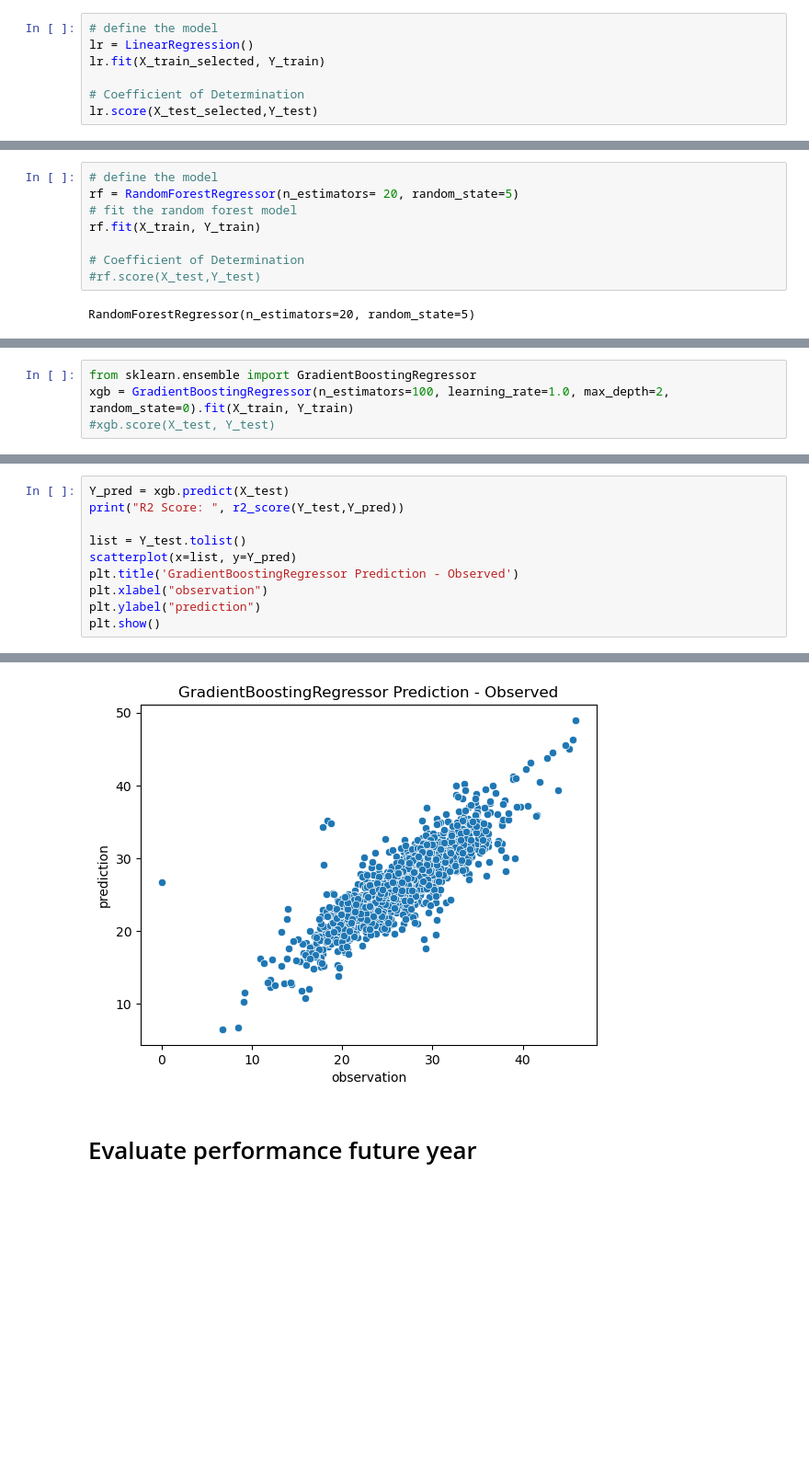
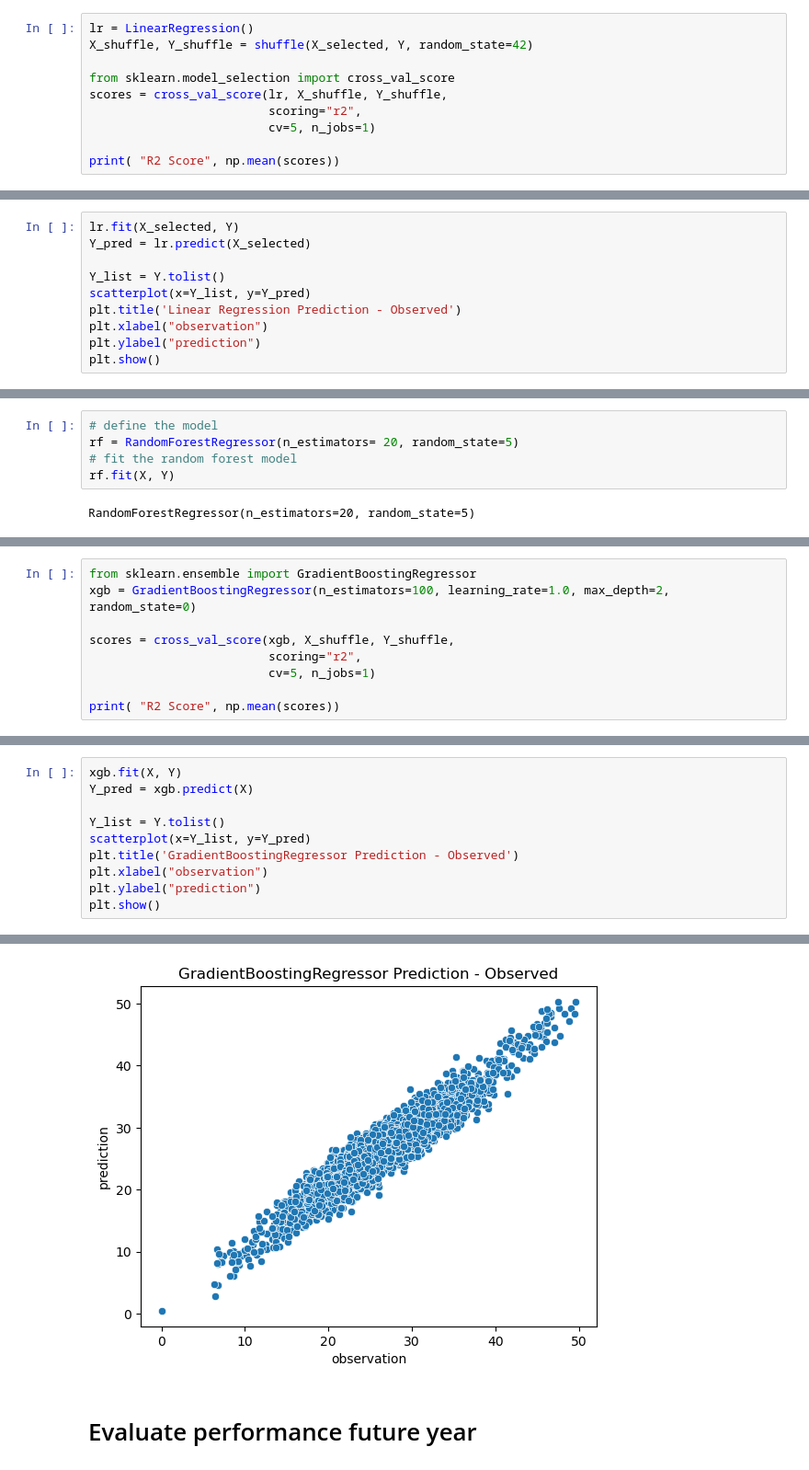
Before and after one commit to SocialHealthAI/SDOH-Models, a Jupyter notebook: chronic-disease/cms-ahrq-diabetes/cms_ahrq_diabetes.ipynb, the cells around one changed output, grey strips where cells are left out. Shown at 92% size. Cells and saved outputs as stored; diff of their text form; blank space fills up the shorter version.

```diff
--- a/chronic-disease/cms-ahrq-diabetes/cms_ahrq_diabetes.ipynb
+++ b/chronic-disease/cms-ahrq-diabetes/cms_ahrq_diabetes.ipynb
@@ -106,8 +91,11 @@ Use selected features
 # %%
-# define the model
 lr = LinearRegression()
-lr.fit(X_train_selected, Y_train)
+X_shuffle, Y_shuffle = shuffle(X_selected, Y, random_state=42)
 
-# Coefficient of Determination
-lr.score(X_test_selected,Y_test)
+from sklearn.model_selection import cross_val_score
+scores = cross_val_score(lr, X_shuffle, Y_shuffle,
+                         scoring="r2",
+                         cv=5, n_jobs=1)
+
+print( "R2 Score", np.mean(scores))
 # %% [output]
@@ -114,0 +103,10 @@ lr.score(X_test_selected,Y_test)
+# %%
+lr.fit(X_selected, Y)
+Y_pred = lr.predict(X_selected)
+
+Y_list = Y.tolist()
+scatterplot(x=Y_list, y=Y_pred)
+plt.title('Linear Regression Prediction - Observed')
+plt.xlabel("observation")
+plt.ylabel("prediction")
+plt.show()
@@ -119,10 +119,7 @@ Use all features
 # define the model
 rf = RandomForestRegressor(n_estimators= 20, random_state=5)
 # fit the random forest model
-rf.fit(X_train, Y_train)
-
-# Coefficient of Determination
-#rf.score(X_test,Y_test)
+rf.fit(X, Y)
 # %% [output]
 RandomForestRegressor(n_estimators=20, random_state=5)
 # %%
@@ -144,4 +141,9 @@ Use all features
 # %%
 from sklearn.ensemble import GradientBoostingRegressor
-xgb = GradientBoostingRegressor(n_estimators=100, learning_rate=1.0, max_depth=2, random_state=0).fit(X_train, Y_train)
-#xgb.score(X_test, Y_test)
+xgb = GradientBoostingRegressor(n_estimators=100, learning_rate=1.0, max_depth=2, random_state=0)
+
+scores = cross_val_score(xgb, X_shuffle, Y_shuffle,
+                         scoring="r2",
+                         cv=5, n_jobs=1)
+
+print( "R2 Score", np.mean(scores))
@@ -148,9 +152,9 @@ xgb = GradientBoostingRegressor(n_estimators=100, learning_rate=1.0, max_depth=2
 # %%
-Y_pred = xgb.predict(X_test)
-print("R2 Score: ", r2_score(Y_test,Y_pred))
+xgb.fit(X, Y)
+Y_pred = xgb.predict(X)
 
-list = Y_test.tolist()
-scatterplot(x=list, y=Y_pred)
+Y_list = Y.tolist()
+scatterplot(x=Y_list, y=Y_pred)
 plt.title('GradientBoostingRegressor Prediction - Observed')
 plt.xlabel("observation")
 plt.ylabel("prediction")
@@ -160,4 +163,4 @@ R2 Score:  0.7376793932119982
-[figure, old version]
+[figure, new version]
 # %% [markdown]
 # Evaluate performance future year
 # %% [markdown]
```
Also changed, not shown: parts of 25 cells of this notebook, 3 other files.
